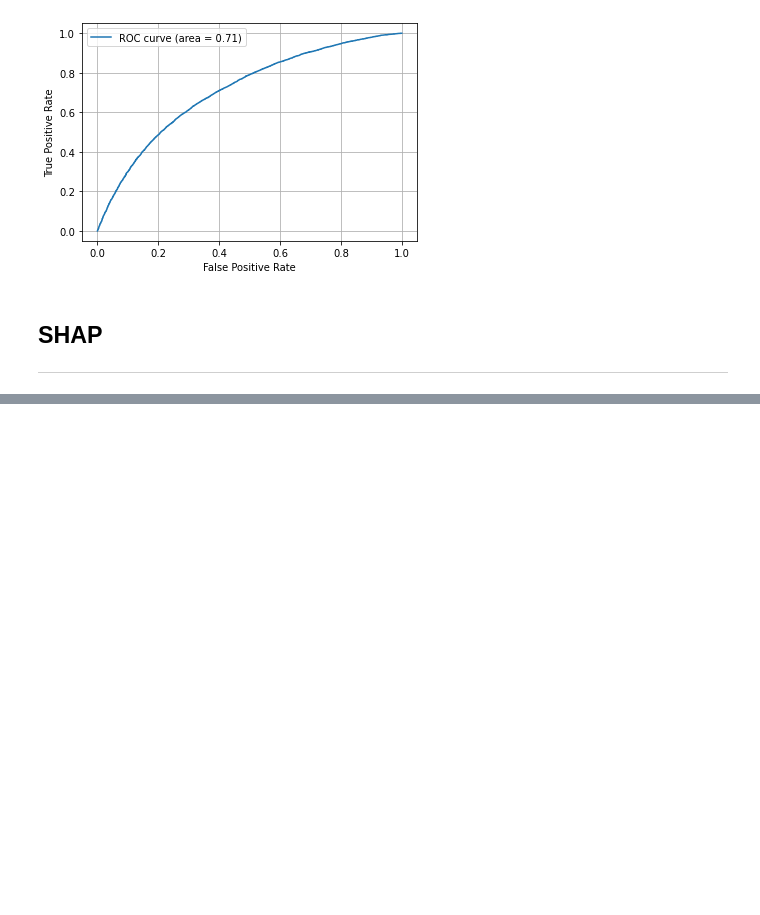
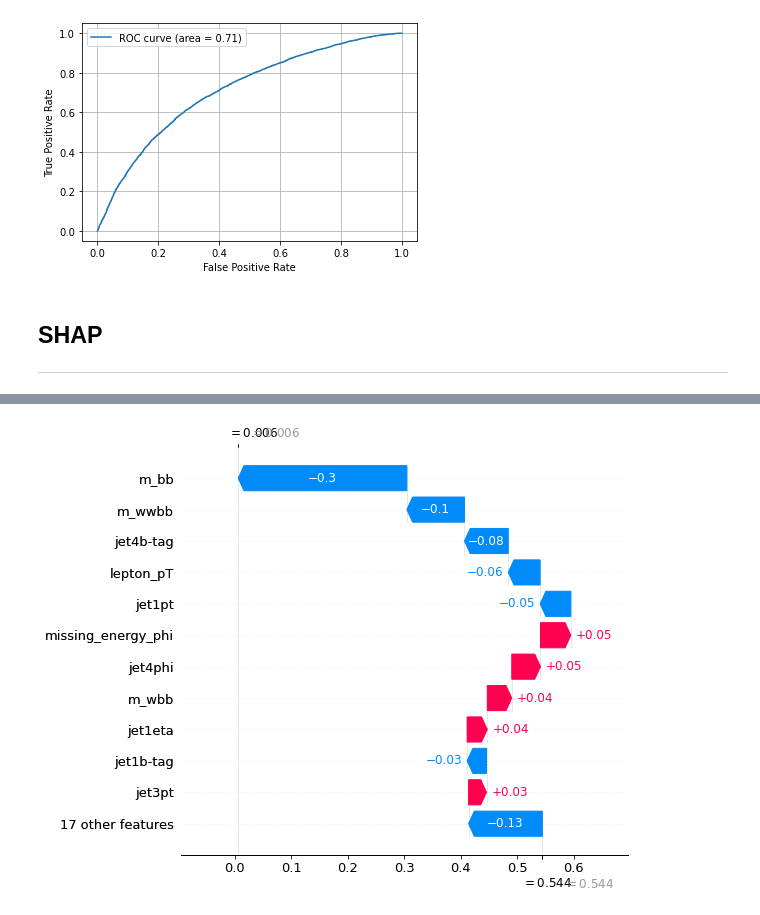
Before and after one commit to rpezoa/hep_shap, a Jupyter notebook: notebooks/shap_dnn_plots.ipynb, the cells around one changed output, grey strips where cells are left out. Cells and saved outputs as stored; diff of their text form; code cells hidden in the pictures; blank space fills up the shorter version.

```diff
--- a/notebooks/shap_dnn_plots.ipynb
+++ b/notebooks/shap_dnn_plots.ipynb
@@ -187,0 +217,9 @@ shap.force_plot(explainer.expected_value[0].numpy(), shap_values[0][:1],  X_test
+# %%
+#https://github.com/slundberg/shap/issues/1420
+shap.plots._waterfall.waterfall_legacy(explainer.expected_value[0].numpy(),
+                                       shap_values[0][1],
+                                       feature_names = df.columns[1:],
+                                       show = True,
+                                      max_display=12)
+# %% [output]
+[figure, added]
```
Also changed, not shown: parts of 32 cells of this notebook.
